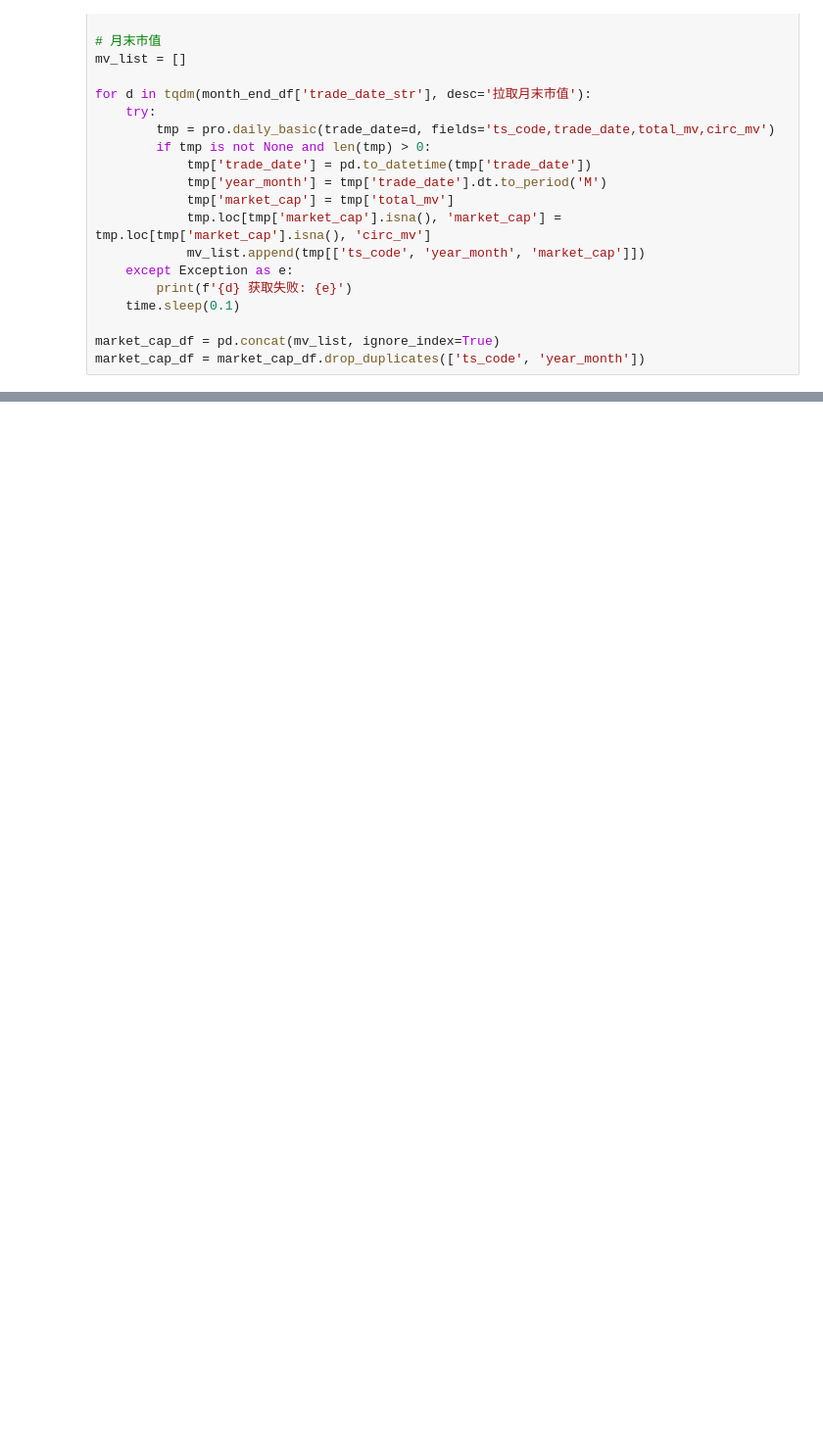
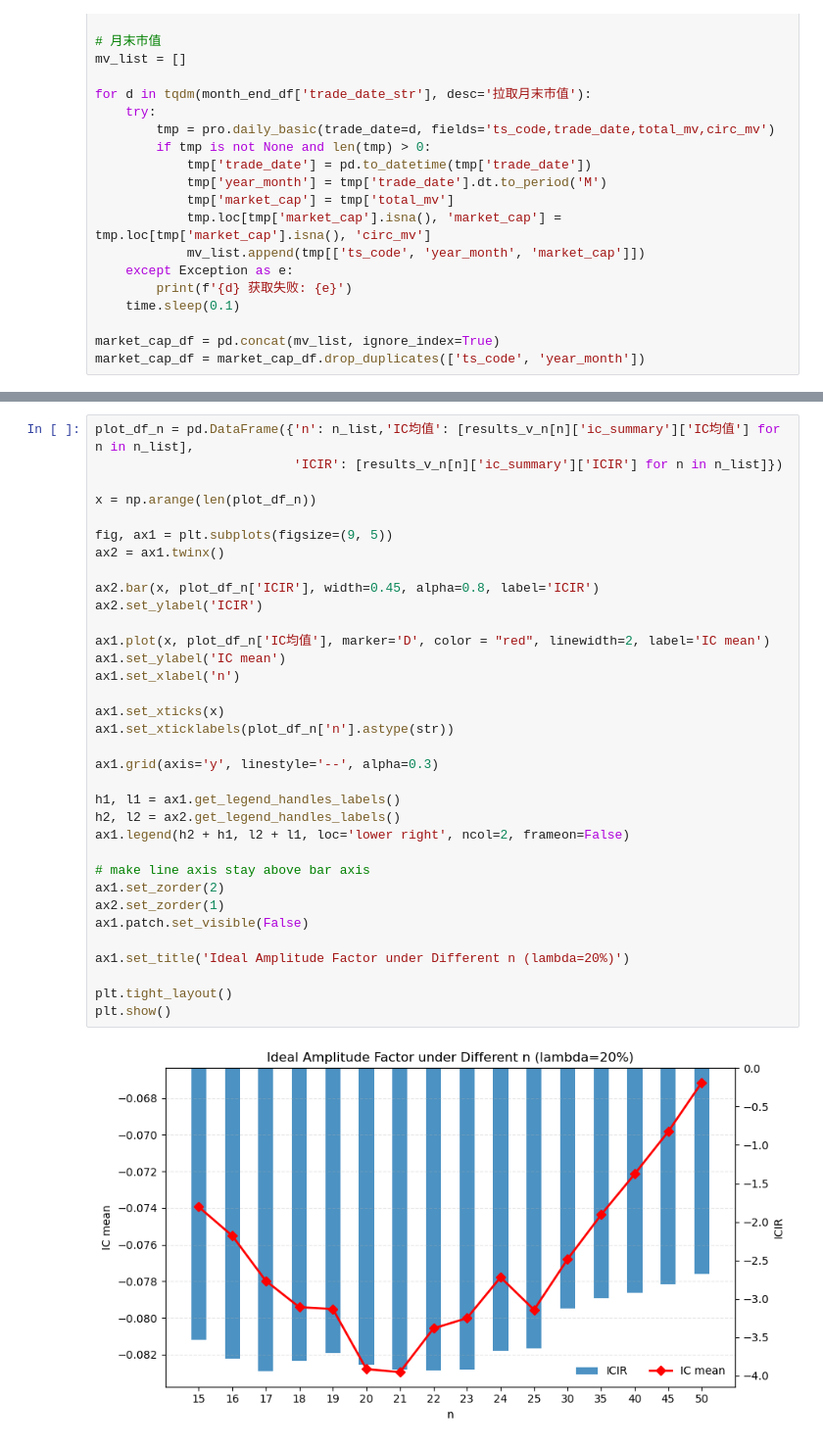
Before and after one commit to shuoliuyv/ls_learnqf, a Jupyter notebook: Amplitude/Amplitude.ipynb, the cells around one changed output, grey strips where cells are left out. Shown at 98% size. Saved outputs shown, nothing was run; the diff lists cells and outputs as text; blank space fills up the shorter version.

```diff
--- a/Amplitude/Amplitude.ipynb
+++ b/Amplitude/Amplitude.ipynb
@@ -629 +705,37 @@ plt.show()
+# %%
+plot_df_n = pd.DataFrame({'n': n_list,'IC均值': [results_v_n[n]['ic_summary']['IC均值'] for n in n_list],
+                          'ICIR': [results_v_n[n]['ic_summary']['ICIR'] for n in n_list]})
+
+x = np.arange(len(plot_df_n))
+
+fig, ax1 = plt.subplots(figsize=(9, 5))
+ax2 = ax1.twinx()
+
+ax2.bar(x, plot_df_n['ICIR'], width=0.45, alpha=0.8, label='ICIR')
+ax2.set_ylabel('ICIR')
+
+ax1.plot(x, plot_df_n['IC均值'], marker='D', color = "red", linewidth=2, label='IC mean')
+ax1.set_ylabel('IC mean')
+ax1.set_xlabel('n')
+
+ax1.set_xticks(x)
+ax1.set_xticklabels(plot_df_n['n'].astype(str))
+
+ax1.grid(axis='y', linestyle='--', alpha=0.3)
+
+h1, l1 = ax1.get_legend_handles_labels()
+h2, l2 = ax2.get_legend_handles_labels()
+ax1.legend(h2 + h1, l2 + l1, loc='lower right', ncol=2, frameon=False)
+
+# make line axis stay above bar axis
+ax1.set_zorder(2)
+ax2.set_zorder(1)
+ax1.patch.set_visible(False)
+
+ax1.set_title('Ideal Amplitude Factor under Different n (lambda=20%)')
+
+plt.tight_layout()
+plt.show()
+# %% [output]
+[figure, added]
 # %% [markdown]
```
Also changed, not shown: parts of 19 cells of this notebook, 1 other file.
